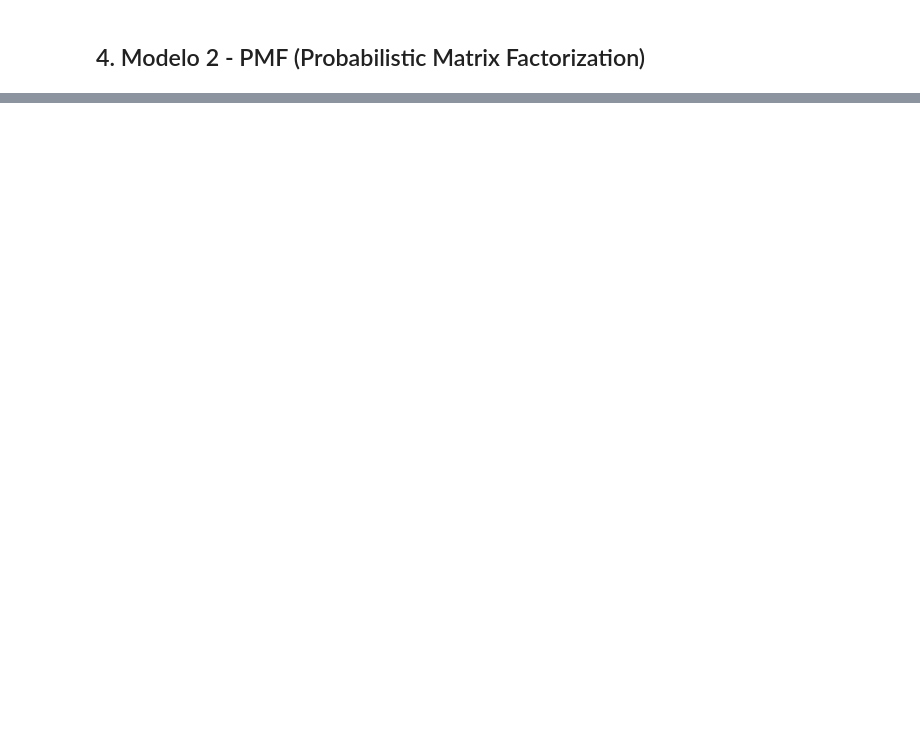
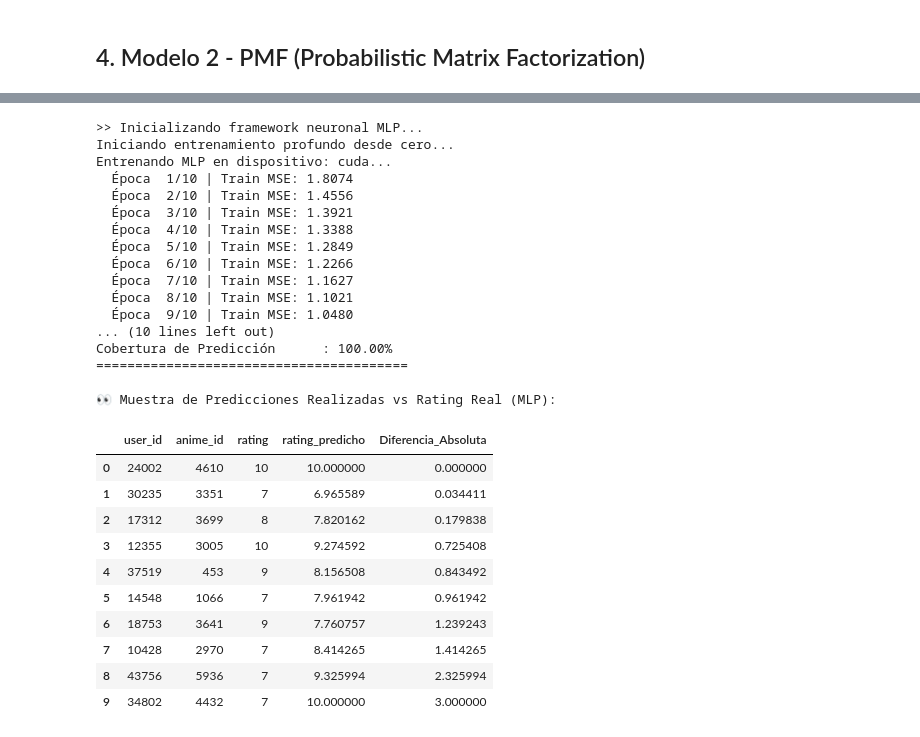
Before and after one commit to aiambo08/anime-recommendation, a Jupyter notebook: main.ipynb, the cells around one changed output, grey strips where cells are left out. Cells and saved outputs as stored; diff of their text form; code cells hidden in the pictures; blank space fills up the shorter version.

```diff
--- a/main.ipynb
+++ b/main.ipynb
@@ -266,0 +447,70 @@ La mejor configuración obtenida fue `n_factors=50`, `lr=0.005`, `reg=0.05`, `ep
+# %%
+from mlp import run_mlp
+best_mlp_params = pickle.load(open('results/optuna_study_mlp.pkl', 'rb')).best_params
+# 1. Ejecutamos el modelo MLP (Aprovechará la GPU y buscará el .pth guardado)
+# Usando la dimensión máxima de 64 identificada en los trials de Optuna
+metrics_mlp, mlp_model = run_mlp(
+    df_train,
+    df_test,
+    latent_dim=best_mlp_params['latent_dim'],
+    lr=best_mlp_params['lr'],
+    epochs=10,
+    force_recompute=False
+)
+
+print("="*40)
+print(f"🏆 MÉTRICAS DEL MODELO MLP (Red Densa) 🏆")
+print("="*40)
+print(f"RMSE (Root Mean Square Error): {metrics_mlp['RMSE']:.4f}")
+print(f"MAE (Mean Absolute Error)    : {metrics_mlp['MAE']:.4f}")
+print(f"Cobertura de Predicción      : {metrics_mlp['Cobertura']:.2f}%")
+print("="*40)
+
+# 2. Muestra de predicciones en usuarios aleatorios
+print("\n👀 Muestra de Predicciones Realizadas vs Rating Real (MLP):")
+
+# Muestra con semilla fija para poder contrastar directamente con las tablas anteriores
+muestra_mlp = df_test.sample(10, random_state=42).copy()
+
+users_t_mlp = torch.tensor(muestra_mlp['user_id'].values, dtype=torch.long).to(mlp_model.device)
+items_t_mlp = torch.tensor(muestra_mlp['anime_id'].values, dtype=torch.long).to(mlp_model.device)
+
+mlp_model.model.eval()
+with torch.no_grad():
+    preds_mlp = mlp_model.model(users_t_mlp, items_t_mlp).cpu().numpy()
+
+muestra_mlp['rating_predicho'] = np.clip(preds_mlp, 1, 10)
+muestra_mlp['Diferencia_Absoluta'] = abs(muestra_mlp['rating'] - muestra_mlp['rating_predicho'])
+
+display(muestra_mlp.sort_values(by='Diferencia_Absoluta').reset_index(drop=True).style.background_gradient(subset=['Diferencia_Absoluta'], cmap='Reds'))
+
+# 3 min
+# %% [output]
+>> Inicializando framework neuronal MLP...
+Iniciando entrenamiento profundo desde cero...
+Entrenando MLP en dispositivo: cuda...
+  Época  1/10 | Train MSE: 1.8074
+  Época  2/10 | Train MSE: 1.4556
+  Época  3/10 | Train MSE: 1.3921
+  Época  4/10 | Train MSE: 1.3388
+  Época  5/10 | Train MSE: 1.2849
+  Época  6/10 | Train MSE: 1.2266
+  Época  7/10 | Train MSE: 1.1627
+  Época  8/10 | Train MSE: 1.1021
+  Época  9/10 | Train MSE: 1.0480
+... (10 lines left out)
+Cobertura de Predicción      : 100.00%
+========================================
+
+👀 Muestra de Predicciones Realizadas vs Rating Real (MLP):
+|  | user_id | anime_id | rating | rating_predicho | Diferencia_Absoluta |
+| 0 | 24002 | 4610 | 10 | 10.000000 | 0.000000 |
+| 1 | 30235 | 3351 | 7 | 6.965589 | 0.034411 |
+| 2 | 17312 | 3699 | 8 | 7.820162 | 0.179838 |
+| 3 | 12355 | 3005 | 10 | 9.274592 | 0.725408 |
+| 4 | 37519 | 453 | 9 | 8.156508 | 0.843492 |
+| 5 | 14548 | 1066 | 7 | 7.961942 | 0.961942 |
+| 6 | 18753 | 3641 | 9 | 7.760757 | 1.239243 |
+| 7 | 10428 | 2970 | 7 | 8.414265 | 1.414265 |
+| 8 | 43756 | 5936 | 7 | 9.325994 | 2.325994 |
+| 9 | 34802 | 4432 | 7 | 10.000000 | 3.000000 |
```
Also changed, not shown: parts of 12 cells of this notebook.
